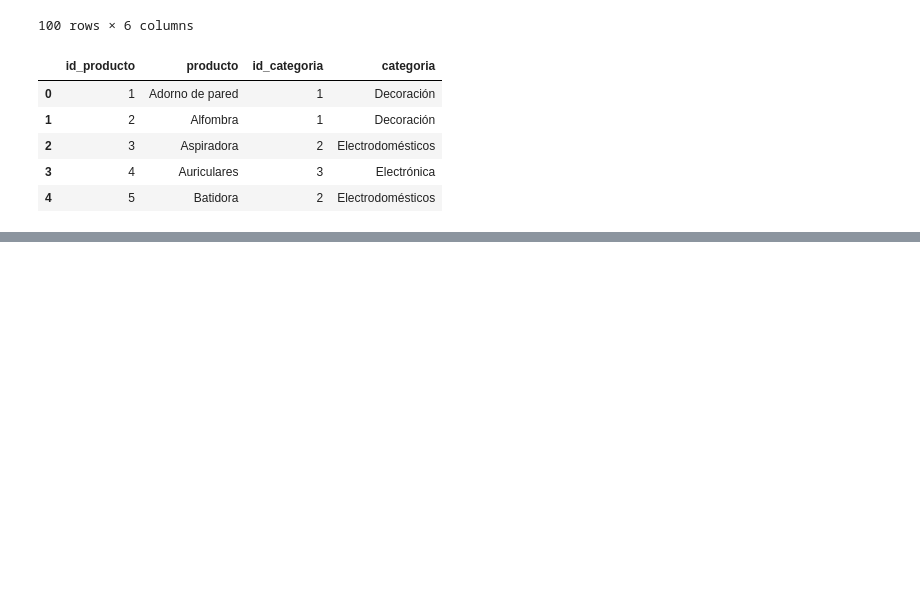
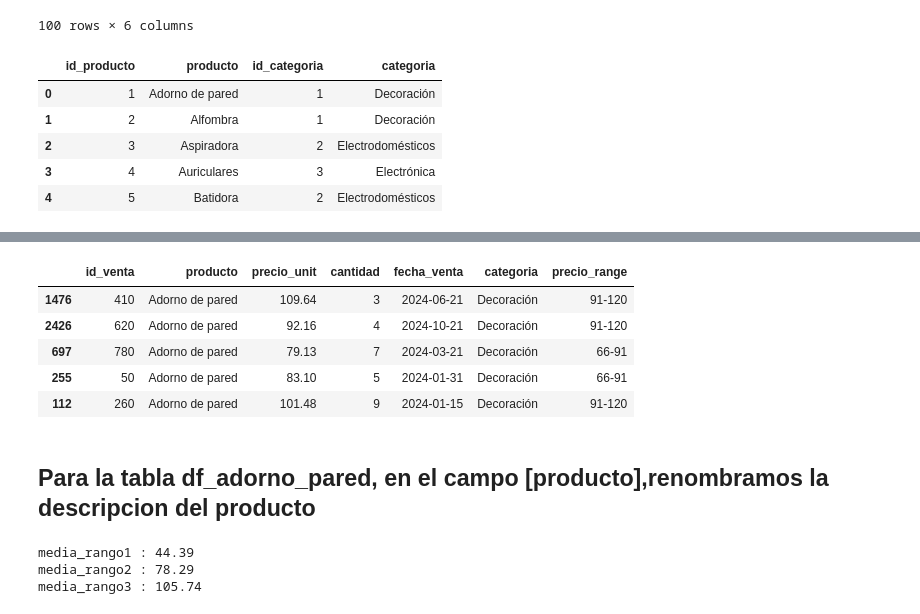
Before and after one commit to alex-degarate/DAnalytics, a Jupyter notebook: preproyecto/anexo_2.ipynb, the cells around one changed output, grey strips where cells are left out. Cells and saved outputs as stored; diff of their text form; code cells hidden in the pictures; blank space fills up the shorter version.

```diff
--- a/preproyecto/anexo_2.ipynb
+++ b/preproyecto/anexo_2.ipynb
@@ -203,3 +258,14 @@ display(df_adorno_pared.head(15))
+# %%
+df_adorno_pared.head()
+# %% [output]
+|  | id_venta | producto | precio_unit | cantidad | fecha_venta | categoria | precio_range |
+| 1476 | 410 | Adorno de pared | 109.64 | 3 | 2024-06-21 | Decoración | 91-120 |
+| 2426 | 620 | Adorno de pared | 92.16 | 4 | 2024-10-21 | Decoración | 91-120 |
+| 697 | 780 | Adorno de pared | 79.13 | 7 | 2024-03-21 | Decoración | 66-91 |
+| 255 | 50 | Adorno de pared | 83.10 | 5 | 2024-01-31 | Decoración | 66-91 |
+| 112 | 260 | Adorno de pared | 101.48 | 9 | 2024-01-15 | Decoración | 91-120 |
+# %% [markdown]
+## Para la tabla df_adorno_pared, en el campo [producto],renombramos la descripcion del producto
 # %%
 # Observamos que hay 3 rangos de datos para Adorno de pared
 # Calculamos esos rangos dividiendolos en terciles
@@ -245,2 +299,18 @@ print(f"media_rango3 : {media_rango3:.2f}")
+# %%
+# Calculamos las medias x rango
+media_rango1 = round( rango1[0]/rango1[1], 2)
+media_rango2 = round( rango2[0]/rango2[1], 2)
+media_rango3 = round( rango3[0]/rango3[1], 2)
+
+#Visualizamos las medias
+print(f"media_rango1 : {media_rango1}")
+print(f"media_rango2 : {media_rango2}")
+print(f"media_rango3 : {media_rango3}")
+
+# En las celdas de mas abajo lo graficamos
+# %% [output]
+media_rango1 : 44.39
+media_rango2 : 78.29
+media_rango3 : 105.74
 # %%
 display(df_adorno_pared.head(15))
```
Also changed, not shown: parts of 27 cells of this notebook.
